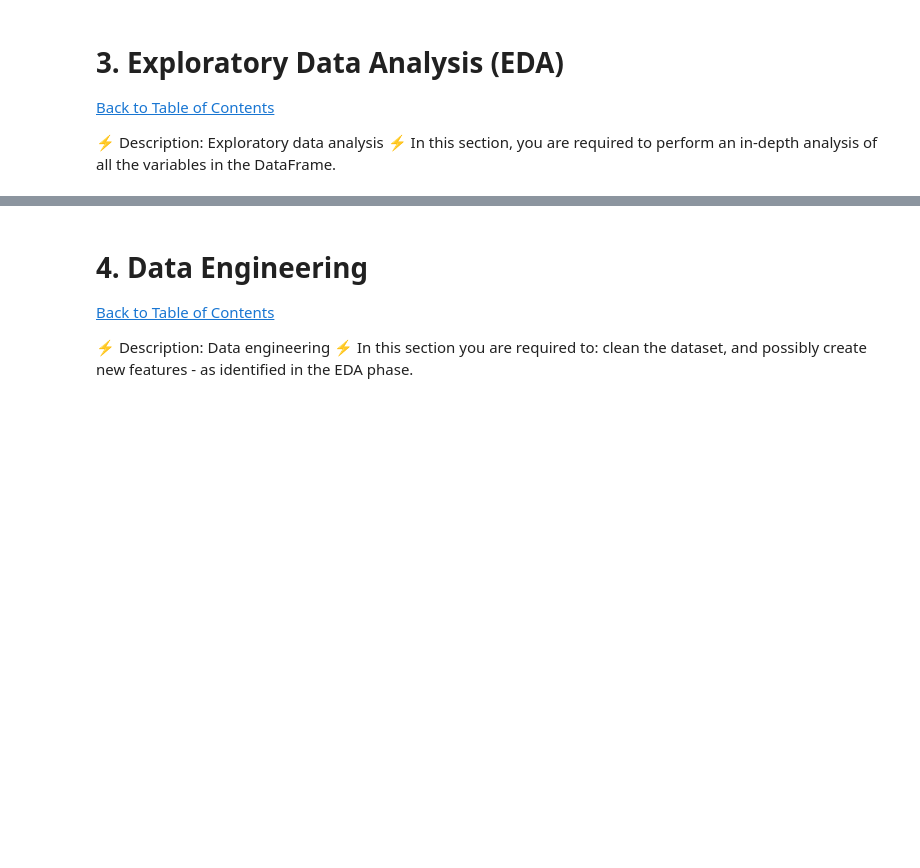
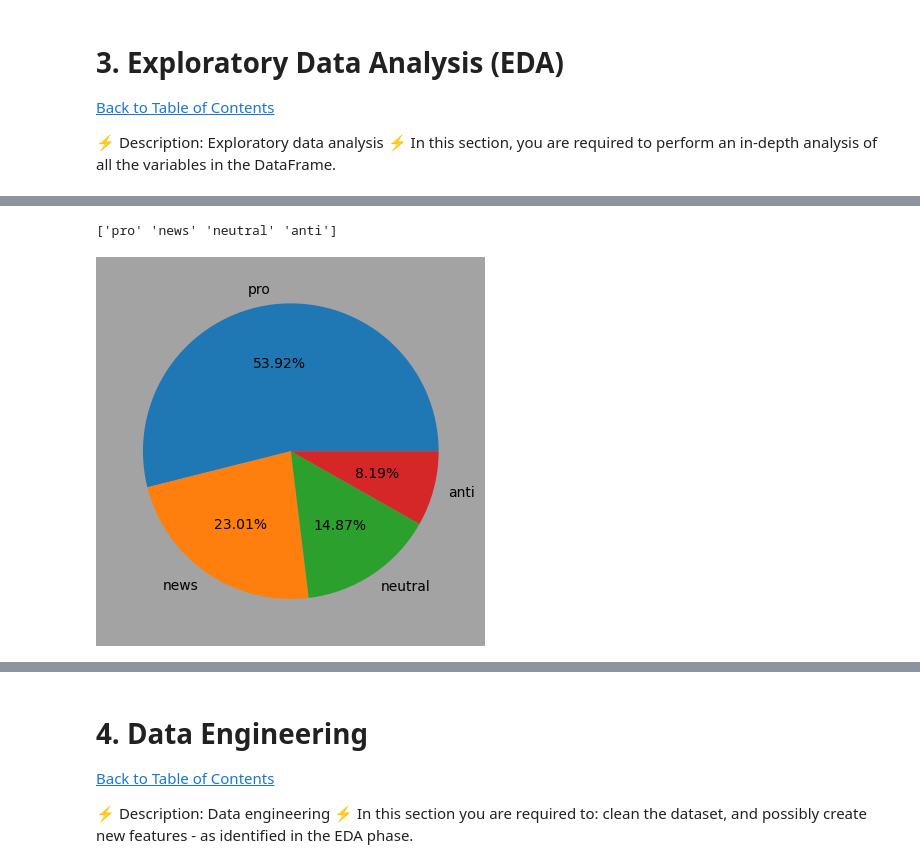
Before and after one commit to Thato-rabodiba/NM_1-Coders, a Jupyter notebook: NM_1 CLASSIFICATION PREDICT.ipynb, the cells around one changed output, grey strips where cells are left out. Cells and saved outputs as stored; diff of their text form; code cells hidden in the pictures; blank space fills up the shorter version.

```diff
--- a/NM_1 CLASSIFICATION PREDICT.ipynb
+++ b/NM_1 CLASSIFICATION PREDICT.ipynb
@@ -176,0 +368,22 @@ dtype: int64
+# %%
+pie_x = df.sentiment.value_counts()
+labels = df.sentiment.unique()
+
+
+# Define the label mapping dictionary
+label_mapping = {1: 'pro', 2: 'news', 0: 'neutral', -1: 'anti'}
+
+# Create a vectorized function to apply the mapping
+vfunc = np.vectorize(lambda x: label_mapping[x])
+
+# Apply the mapping to the labels
+mapped_labels = vfunc(labels)
+print(mapped_labels)
+
+# Remove the white background
+plt.figure().set_facecolor('#A3A3A3')
+plt.pie(df['sentiment'].value_counts(),autopct='%0.2f%%', labels = mapped_labels)
+plt.show()
+# %% [output]
+['pro' 'news' 'neutral' 'anti']
+[figure, added]
```
Also changed, not shown: parts of 28 cells of this notebook.
